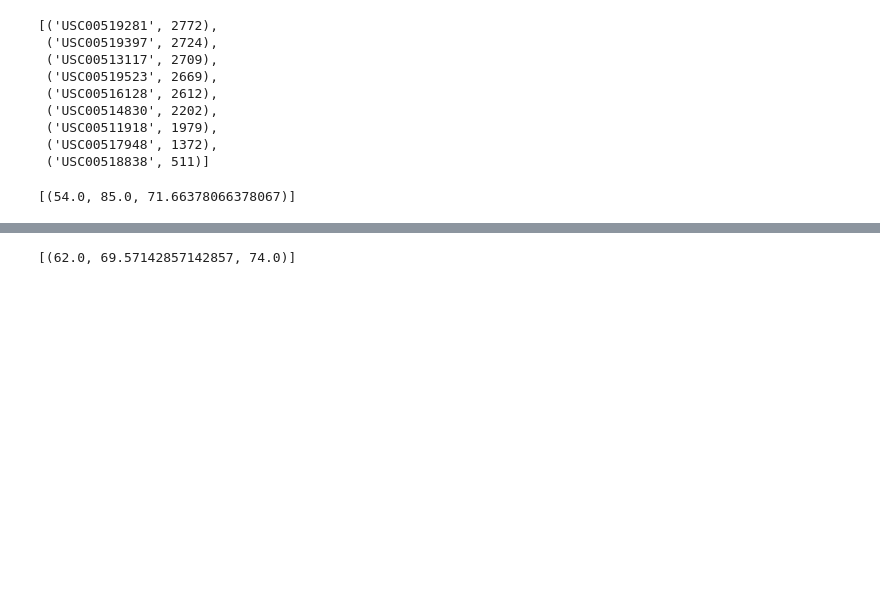
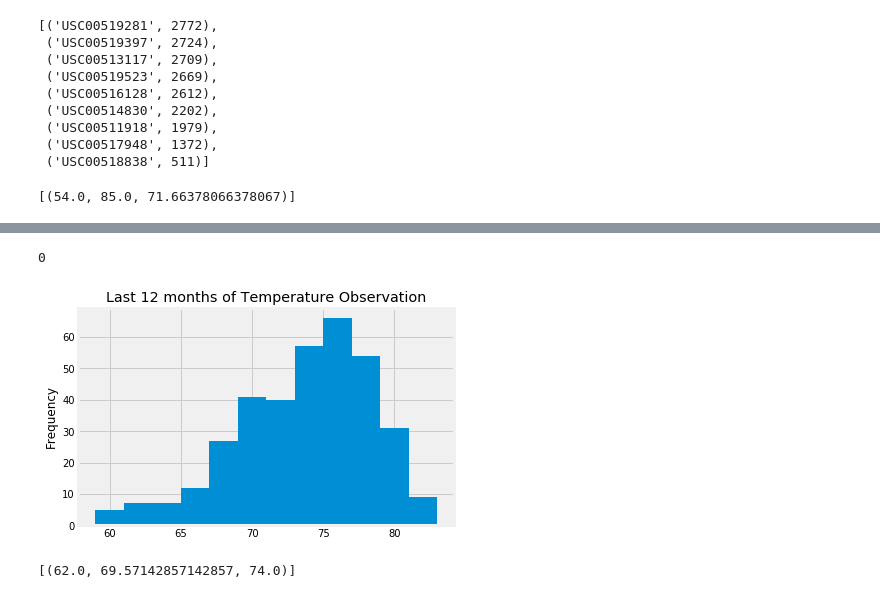
Before and after one commit to shakespearbi/sqlalchemy-challenge, a Jupyter notebook: climate_starter.ipynb, the cells around one changed output, grey strips where cells are left out. Cells and saved outputs as stored; diff of their text form; code cells hidden in the pictures; blank space fills up the shorter version.

```diff
--- a/climate_starter.ipynb
+++ b/climate_starter.ipynb
@@ -104,0 +177,7 @@ prcp_df.head()
+# %%
+tobs_query = session.query(Measurement.date, Measurement.tobs).\
+filter(Measurement.date>tobs_yr_ago).\
+filter(Measurement.station == most_active[0])
+# %%
+tobs_df = pd.DataFrame(tobs_query, columns=['Date', 'Temp Obs'])
+tobs_df.head()
@@ -105,3 +191,15 @@ prcp_df.head()
+# %%
+tobs_df['Temp Obs'].isnull().sum()
+# %% [output]
+0
+# %%
+#plot the results as a histogram
+tobs_df.hist(bins=12)
+plt.title("Last 12 months of Temperature Observation")
+plt.ylabel("Frequency")
+plt.show()
+# %% [output]
+[figure, added]
 # %%
 # This function called `calc_temps` will accept start date and end date in the format '%Y-%m-%d'
 # and return the minimum, average, and maximum temperatures for that range of dates
```
Also changed, not shown: parts of 18 cells of this notebook.
